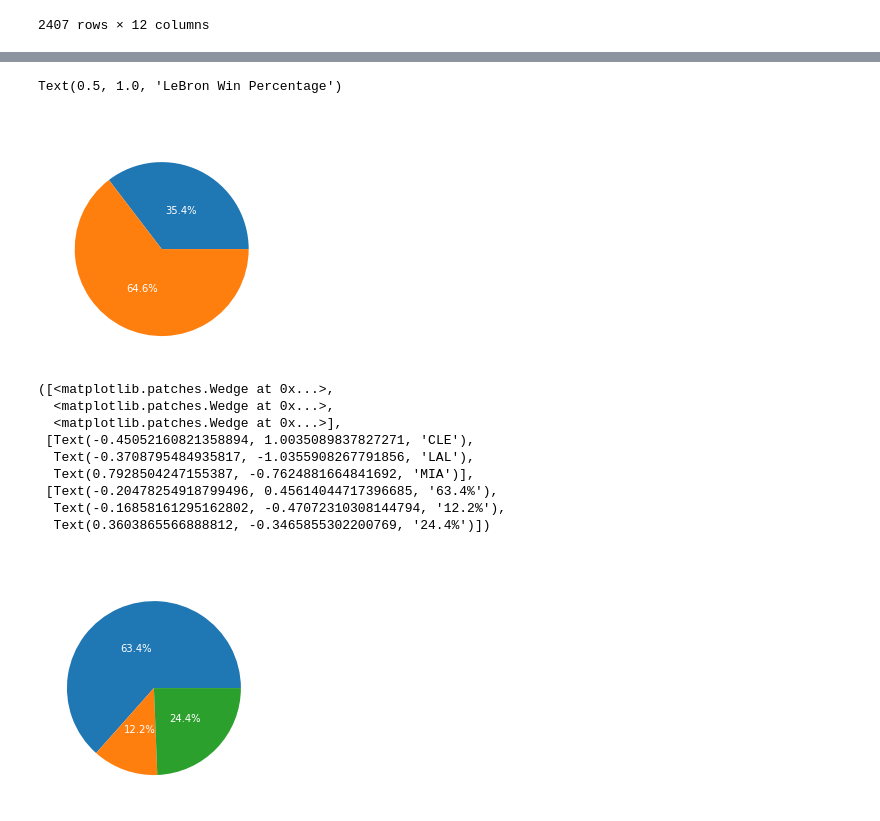
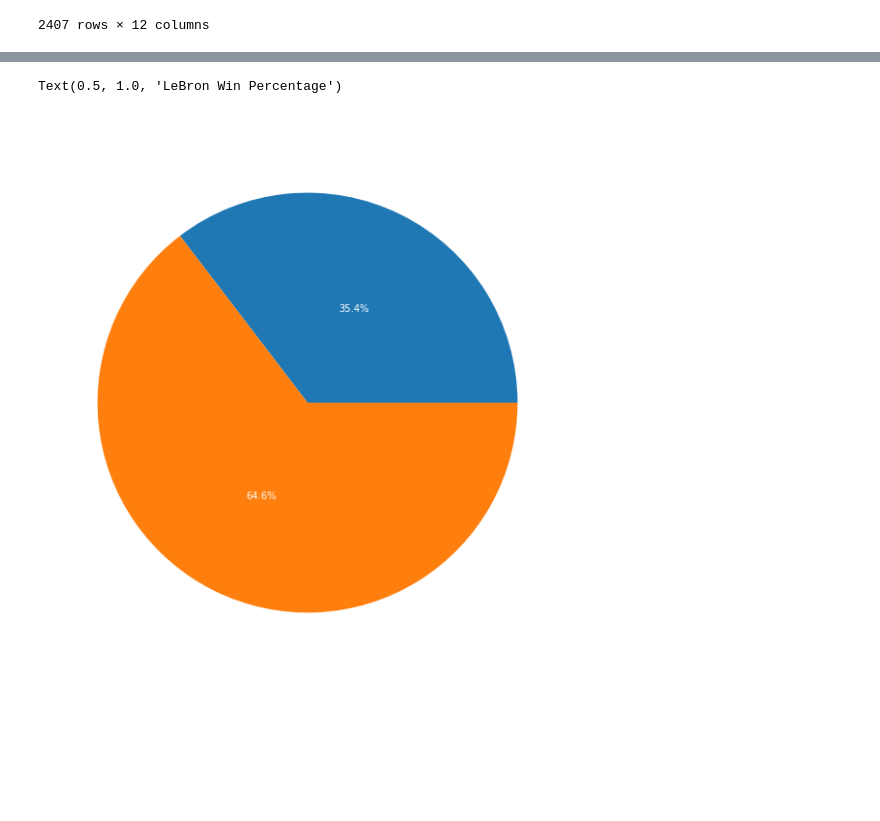
Before and after one commit to CodeSigma/Learn-Data-Science, a Jupyter notebook: lebron-s-absurd-stats.ipynb, the cells around one changed output, grey strips where cells are left out. Drawn from its saved outputs; the diff is of its cells as text; code cells hidden in the pictures; blank space fills up the shorter version.

```diff
--- a/lebron-s-absurd-stats.ipynb
+++ b/lebron-s-absurd-stats.ipynb
@@ -336,24 +334,9 @@ bron_details["WIN"] = (bron_details["home"] & (bron_details["PTS_home"] > bron_d
 # %%
-
+plt.figure(figsize=(10,10))
 plt.rcParams.update({'text.color' : "white"})
 plt.pie(x=bron_details.groupby("WIN").count().home, labels = ["LOSE", "WIN"], autopct="%.1f%%", pctdistance=0.5)
 plt.title("LeBron Win Percentage", fontsize=20, color = "white")
 # %% [output]
 Text(0.5, 1.0, 'LeBron Win Percentage')
-[figure, old version]
+[figure, new version]
-# %%
-plt.title("LeBron Team", fontsize=20, color = "white")
-
-plt.pie(x = bron_details.groupby(["TEAM_ABBREVIATION"]).count().home, labels = ["CLE", "LAL", "MIA"], autopct="%.1f%%", pctdistance=0.5)
-# %% [output]
-([<matplotlib.patches.Wedge at 0x...>,
-  <matplotlib.patches.Wedge at 0x...>,
-  <matplotlib.patches.Wedge at 0x...>],
- [Text(-0.45052160821358894, 1.0035089837827271, 'CLE'),
-  Text(-0.3708795484935817, -1.0355908267791856, 'LAL'),
-  Text(0.7928504247155387, -0.7624881664841692, 'MIA')],
- [Text(-0.20478254918799496, 0.45614044717396685, '63.4%'),
-  Text(-0.16858161295162802, -0.47072310308144794, '12.2%'),
-  Text(0.3603865566888812, -0.3465855302200769, '24.4%')])
-[figure, removed]
 # %%
```
Also changed, not shown: parts of 24 cells of this notebook.
